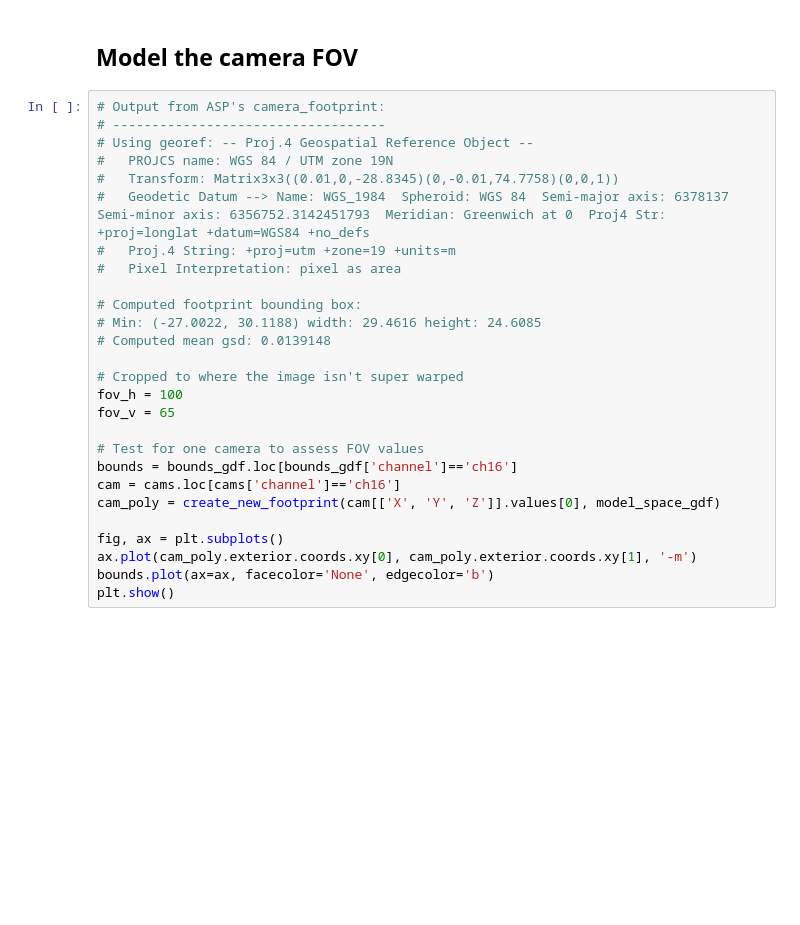
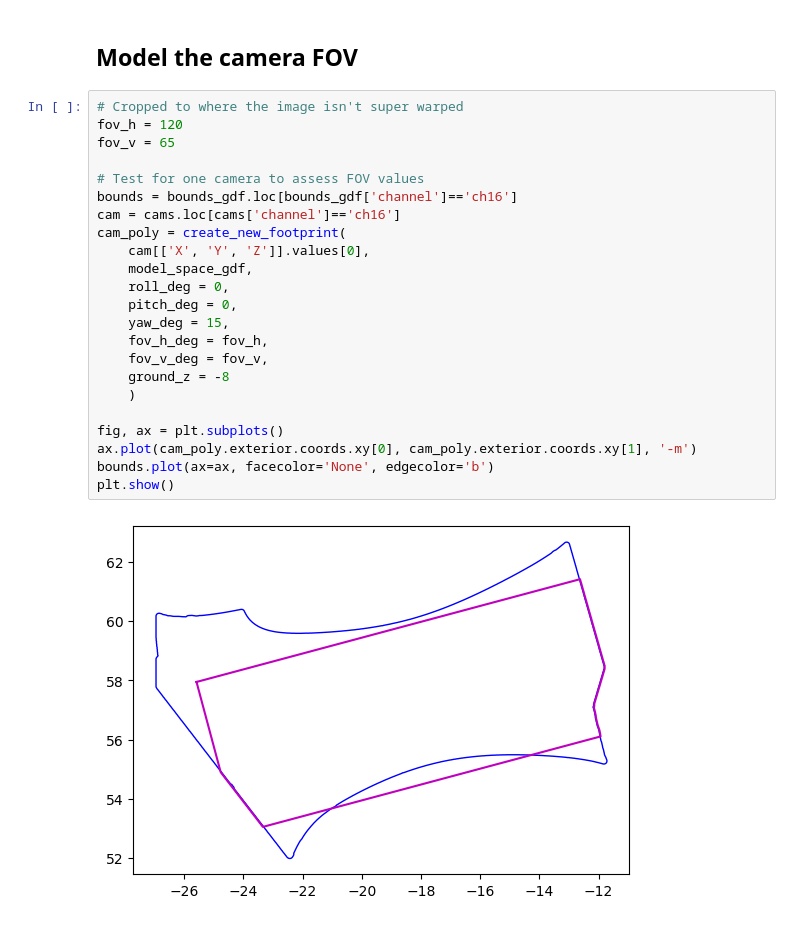
Before and after one commit to RaineyAbe/soo_locks_photogrammetry, a Jupyter notebook: camera_calibration/model_camera_coverage.ipynb, the cells around one changed output. Saved outputs shown, nothing was run; the diff lists cells and outputs as text; blank space fills up the shorter version.

Commit message:
changing camera coverage to incorporate different angles, calculate relative distortion

```diff
--- a/camera_calibration/model_camera_coverage.ipynb
+++ b/camera_calibration/model_camera_coverage.ipynb
@@ -267,29 +553,27 @@ no_coverage = calculate_no_coverage(model_space_gdf, bounds_gdf)
 # %% [markdown]
 ## Model the camera FOV
 # %%
-# Output from ASP's camera_footprint:
-# -----------------------------------
-# Using georef: -- Proj.4 Geospatial Reference Object --
-# 	PROJCS name: WGS 84 / UTM zone 19N
-# 	Transform: Matrix3x3((0.01,0,-28.8345)(0,-0.01,74.7758)(0,0,1))
-# 	Geodetic Datum --> Name: WGS_1984  Spheroid: WGS 84  Semi-major axis: 6378137  Semi-minor axis: 6356752.3142451793  Meridian: Greenwich at 0  Proj4 Str: +proj=longlat +datum=WGS84 +no_defs
-# 	Proj.4 String: +proj=utm +zone=19 +units=m
-# 	Pixel Interpretation: pixel as area
-
-# Computed footprint bounding box:
-# Min: (-27.0022, 30.1188) width: 29.4616 height: 24.6085
-# Computed mean gsd: 0.0139148
-
 # Cropped to where the image isn't super warped
-fov_h = 100
+fov_h = 120
 fov_v = 65
 
 # Test for one camera to assess FOV values
 bounds = bounds_gdf.loc[bounds_gdf['channel']=='ch16']
 cam = cams.loc[cams['channel']=='ch16']
-cam_poly = create_new_footprint(cam[['X', 'Y', 'Z']].values[0], model_space_gdf)
+cam_poly = create_new_footprint(
+    cam[['X', 'Y', 'Z']].values[0],
+    model_space_gdf,
+    roll_deg = 0,
+    pitch_deg = 0,
+    yaw_deg = 15,
+    fov_h_deg = fov_h,
+    fov_v_deg = fov_v,
+    ground_z = -8
+    )
 
 fig, ax = plt.subplots()
 ax.plot(cam_poly.exterior.coords.xy[0], cam_poly.exterior.coords.xy[1], '-m')
 bounds.plot(ax=ax, facecolor='None', edgecolor='b')
 plt.show()
+# %% [output]
+[figure, added]
```
Also changed, not shown: parts of 21 cells of this notebook, 3 other files.
